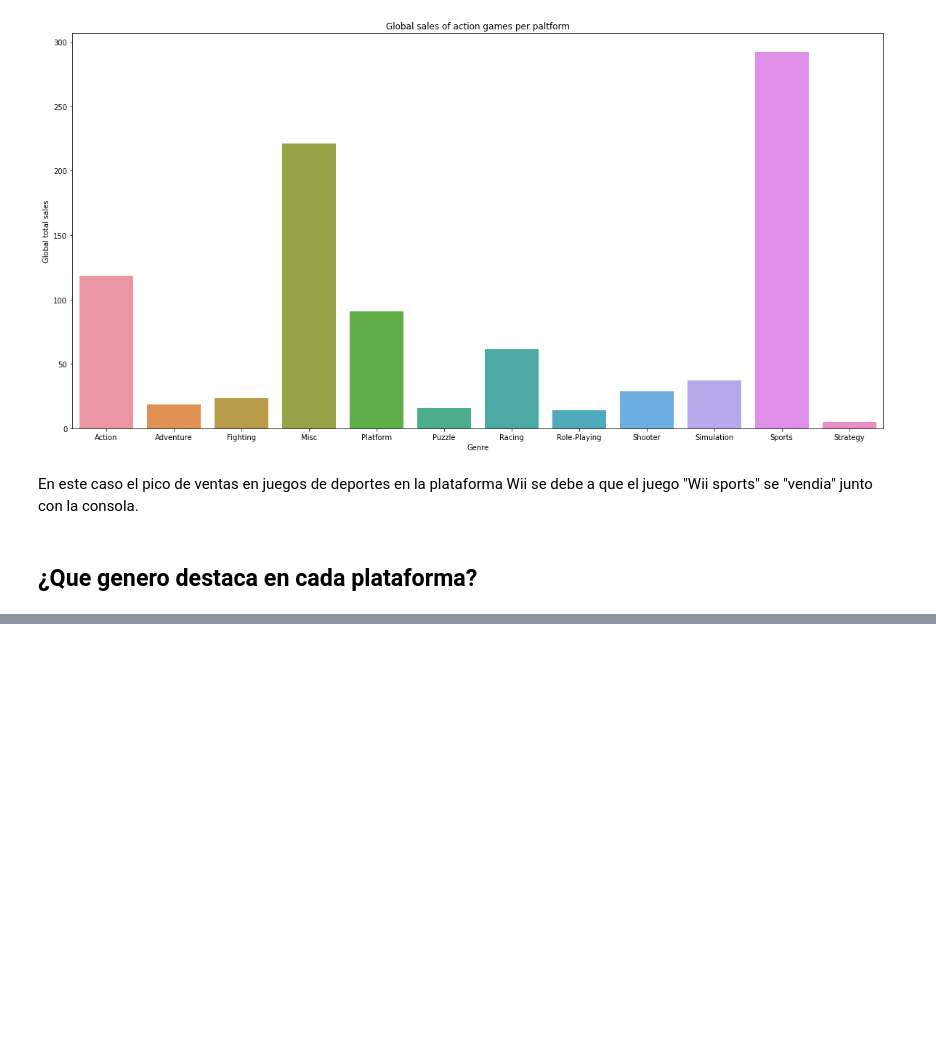
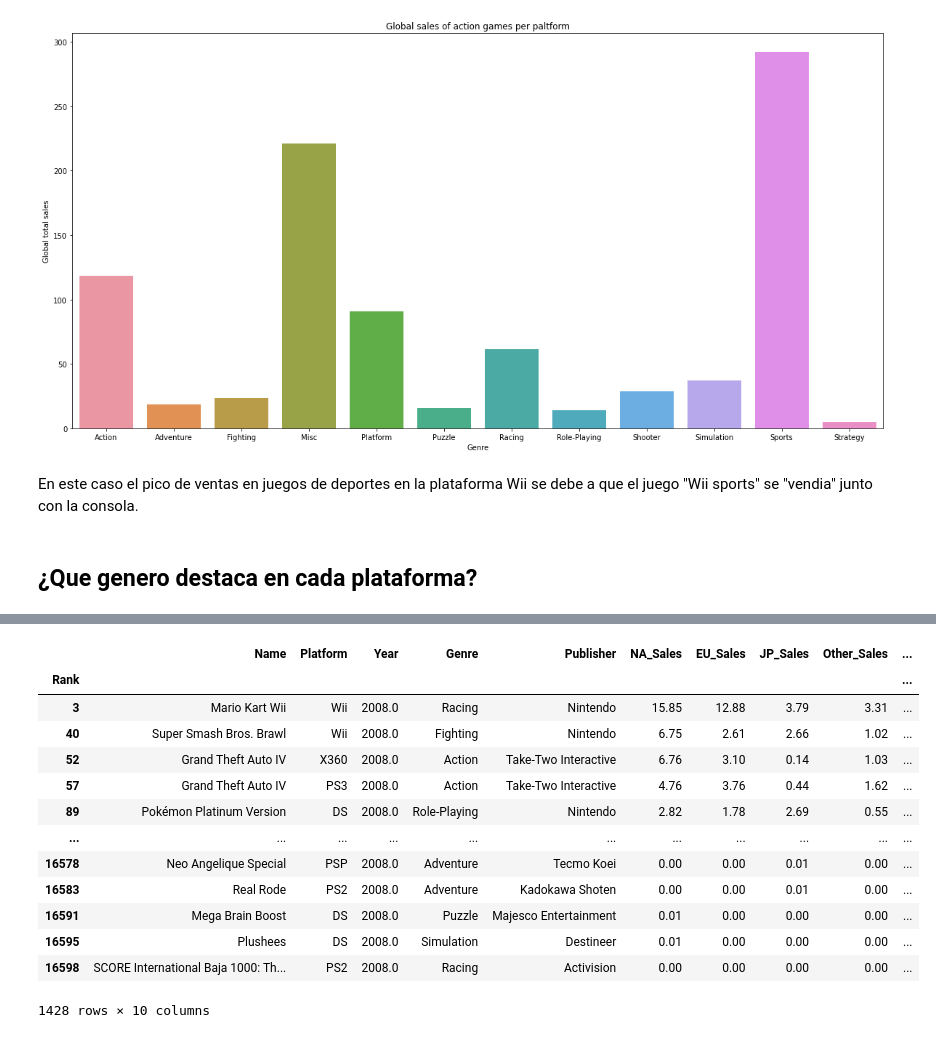
Before and after one commit to CrisKrus/kaggle, a Jupyter notebook: 02-video-game-sales/videogames-sales.ipynb, the cells around one changed output, grey strips where cells are left out. Saved outputs shown, nothing was run; the diff lists cells and outputs as text; code cells hidden in the pictures; blank space fills up the shorter version.

```diff
--- a/02-video-game-sales/videogames-sales.ipynb
+++ b/02-video-game-sales/videogames-sales.ipynb
@@ -308,0 +355,19 @@ En la plataforma PCFX el genero más vendido fue Role-Playing con 0 ventas en to
+# %%
+games_sell = df.copy()
+games_sell = games_sell[games_sell['Year']==2008]
+games_sell
+# %% [output]
+|  | Name | Platform | Year | Genre | Publisher | NA_Sales | EU_Sales | JP_Sales | Other_Sales | ... |
+| Rank |  |  |  |  |  |  |  |  |  | ... |
+| 3 | Mario Kart Wii | Wii | 2008.0 | Racing | Nintendo | 15.85 | 12.88 | 3.79 | 3.31 | ... |
+| 40 | Super Smash Bros. Brawl | Wii | 2008.0 | Fighting | Nintendo | 6.75 | 2.61 | 2.66 | 1.02 | ... |
+| 52 | Grand Theft Auto IV | X360 | 2008.0 | Action | Take-Two Interactive | 6.76 | 3.10 | 0.14 | 1.03 | ... |
+| 57 | Grand Theft Auto IV | PS3 | 2008.0 | Action | Take-Two Interactive | 4.76 | 3.76 | 0.44 | 1.62 | ... |
+| 89 | Pokémon Platinum Version | DS | 2008.0 | Role-Playing | Nintendo | 2.82 | 1.78 | 2.69 | 0.55 | ... |
+| ... | ... | ... | ... | ... | ... | ... | ... | ... | ... | ... |
+| 16578 | Neo Angelique Special | PSP | 2008.0 | Adventure | Tecmo Koei | 0.00 | 0.00 | 0.01 | 0.00 | ... |
+| 16583 | Real Rode | PS2 | 2008.0 | Adventure | Kadokawa Shoten | 0.00 | 0.00 | 0.01 | 0.00 | ... |
+| 16591 | Mega Brain Boost | DS | 2008.0 | Puzzle | Majesco Entertainment | 0.01 | 0.00 | 0.00 | 0.00 | ... |
+| 16595 | Plushees | DS | 2008.0 | Simulation | Destineer | 0.01 | 0.00 | 0.00 | 0.00 | ... |
+| 16598 | SCORE International Baja 1000: Th... | PS2 | 2008.0 | Racing | Activision | 0.00 | 0.00 | 0.00 | 0.00 | ... |
+1428 rows × 10 columns
```
Also changed, not shown: parts of 7 cells of this notebook.
